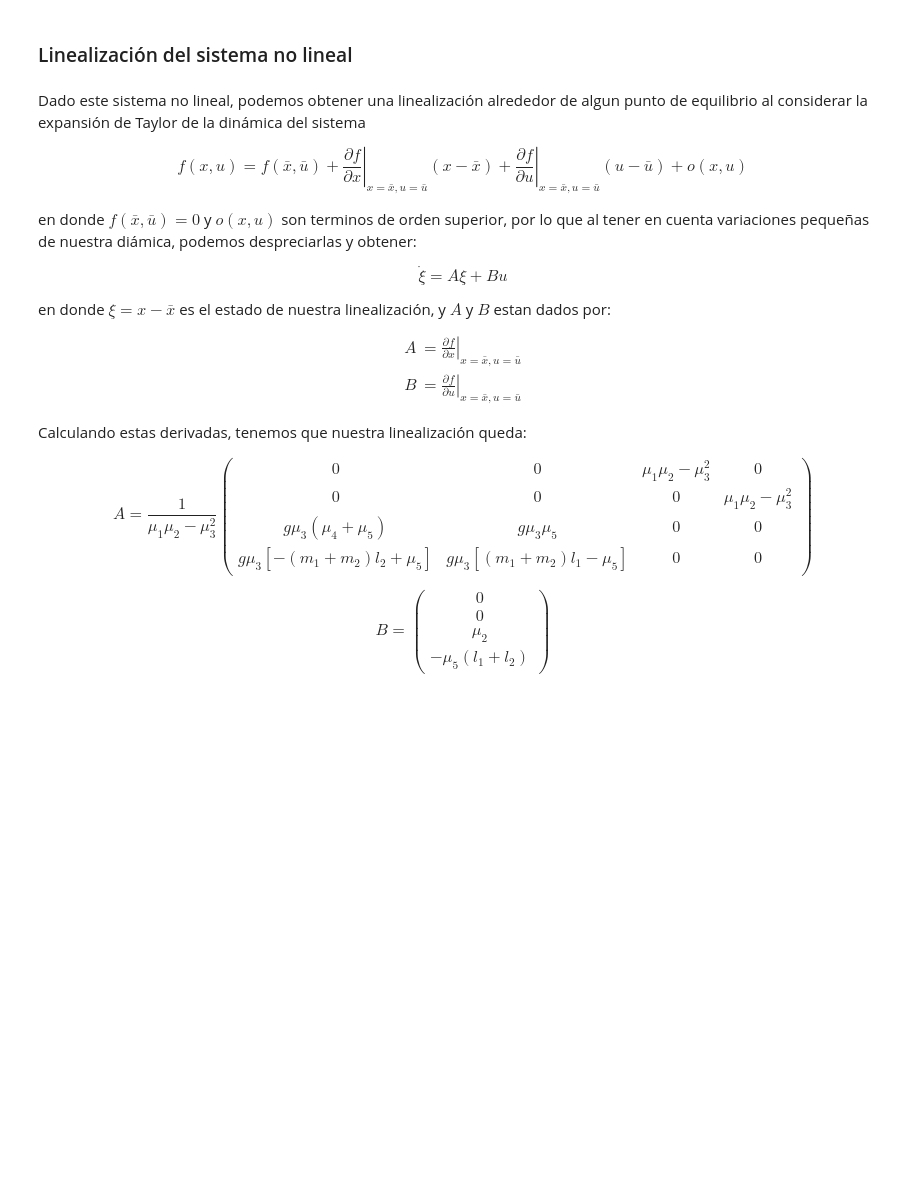
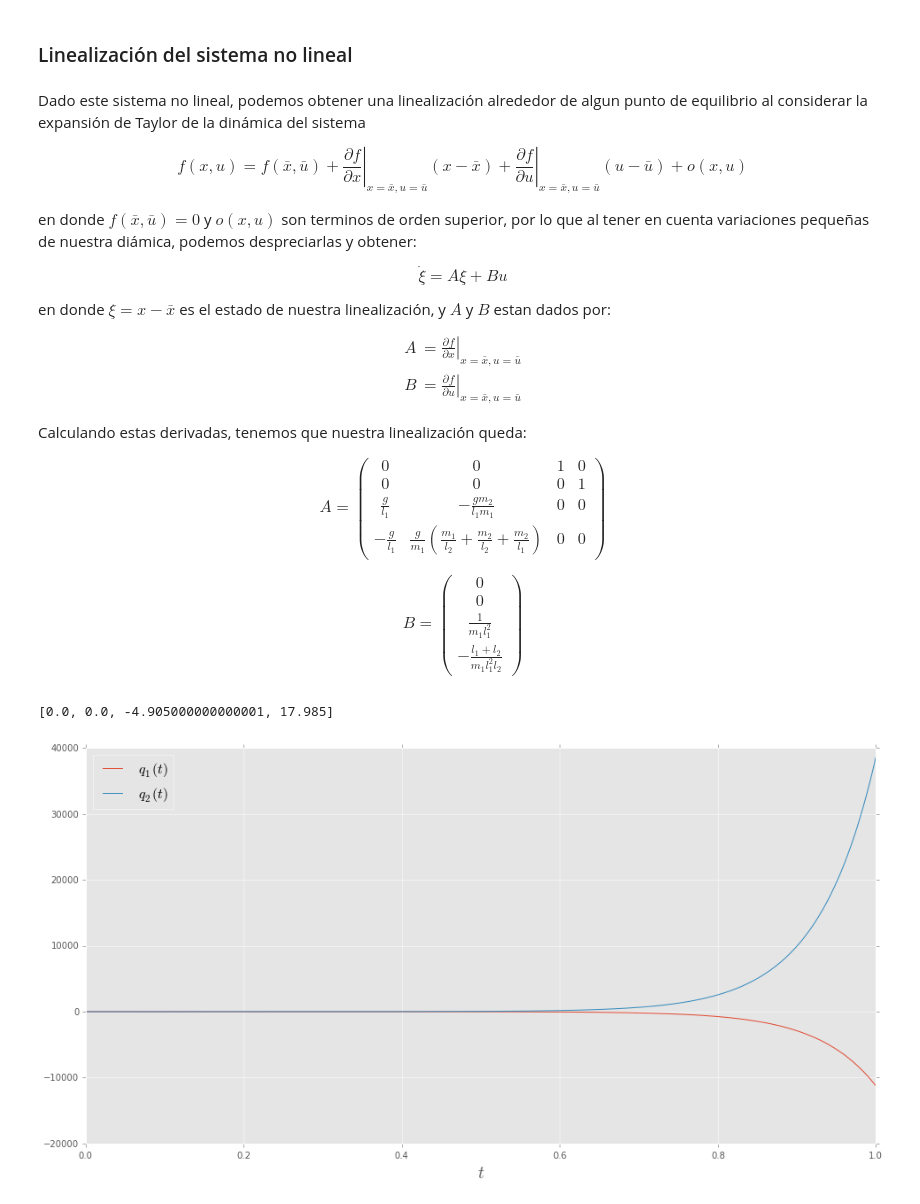
Before and after one commit to cad3na/DCA, a Jupyter notebook: IPythonNotebooks/Control Optimo/Pendubot.ipynb, the cells around one changed output. Saved outputs shown, nothing was run; the diff lists cells and outputs as text; code cells hidden in the pictures; blank space fills up the shorter version.

Commit message:
Se corrige la linealizacion y la funcion para la dinamica lineal

```diff
--- a/IPythonNotebooks/Control Optimo/Pendubot.ipynb
+++ b/IPythonNotebooks/Control Optimo/Pendubot.ipynb
@@ -708,12 +708,12 @@ $$
 Calculando estas derivadas, tenemos que nuestra linealización queda:
 
 $$
-A = \frac{1}{\mu_1 \mu_2 - \mu_3^2}
+A =
 \begin{pmatrix}
-0 & 0 & \mu_1 \mu_2 - \mu_3^2 & 0 \\
-0 & 0 & 0 & \mu_1 \mu_2 - \mu_3^2 \\
-g \mu_3 \left(\mu_4 + \mu_5 \right) & g \mu_3 \mu_5 & 0 & 0 \\
-g \mu_3 \left[ -(m_1 + m_2) l_2 + \mu_5 \right] & g \mu_3 \left[ (m_1 + m_2) l_1 - \mu_5 \right] & 0 & 0
+0 & 0 & 1 & 0 \\
+0 & 0 & 0 & 1 \\
+\frac{g}{l_1} & -\frac{g m_2}{l_1 m_1} & 0 & 0 \\
+-\frac{g}{l_1} & \frac{g}{m_1} \left( \frac{m_1}{l_2} + \frac{m_2}{l_2} + \frac{m_2}{l_1} \right) & 0 & 0
 \end{pmatrix}
 $$
 
@@ -722,7 +722,7 @@ B =
 \begin{pmatrix}
 0 \\
 0 \\
-\mu_2 \\
-- \mu_5 (l_1 + l_2)
+\frac{1}{m_1 l_1^2} \\
+- \frac{l_1 + l_2}{m_1 l_1^2 l_2}
 \end{pmatrix}
 $$
@@ -728,0 +773,24 @@ $$
+# %%
+x = [0, 0.1, 0, 0]
+t = 0
+f_lineal(x, t)
+# %% [output]
+[0.0, 0.0, -4.905000000000001, 17.985]
+# %%
+ts = linspace(0, 1, 500)
+estado_inicial_lineal = [0.0, 0.1, 0.0, 0.0]
+estados_lineal = odeint(f_lineal, estado_inicial_lineal, ts)
+ξ1, ξ2 = estados_lineal[:, 0], estados_lineal[:, 1]
+q1_l, q2_l = ξ1 + τ/4, ξ2
+# %%
+fig = figure(figsize=(16, 8))
+
+p1, = plot(ts, q1_l)
+p2, = plot(ts, q2_l)
+
+ax = fig.gca()
+ax.set_xlabel(r"$t$", fontsize=20)
+
+legend([p1, p2], [r'$q_1(t)$', r'$q_2(t)$'], loc=2, fontsize=16);
+# %% [output]
+[figure, added]
```
Also changed, not shown: parts of 3 cells of this notebook.
